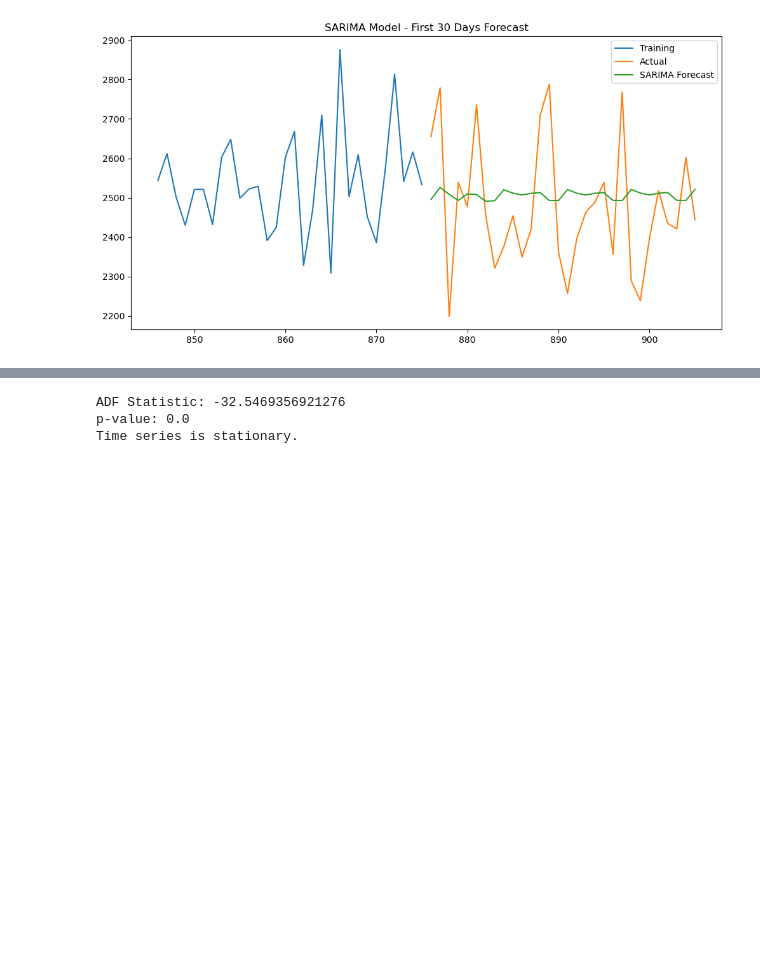
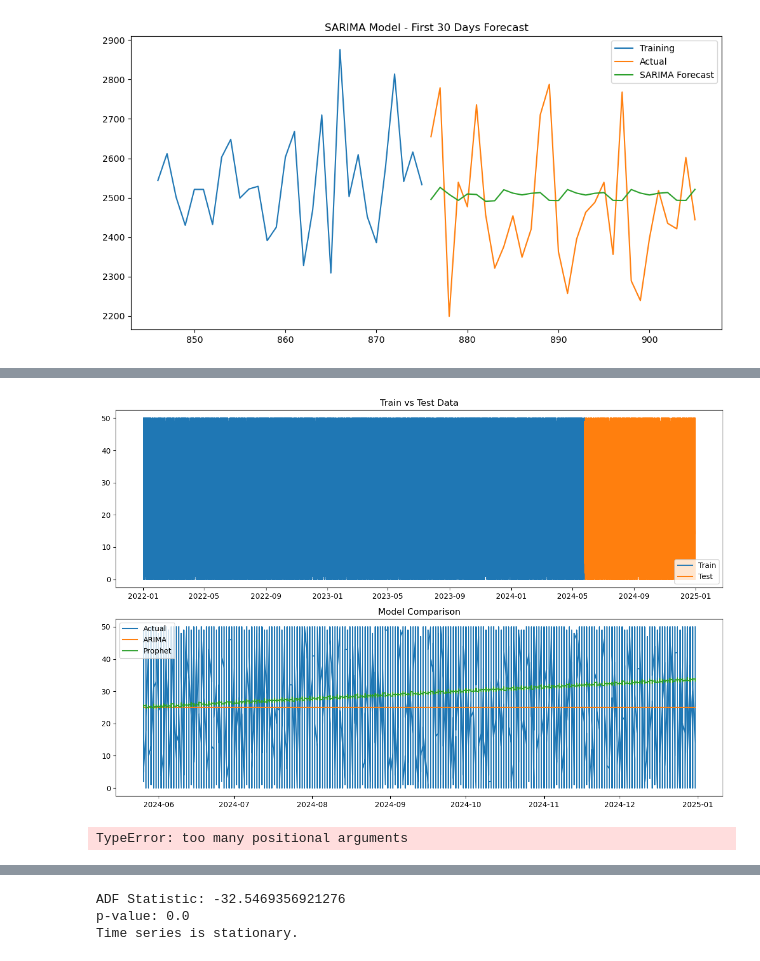
Before and after one commit to Rojal123245/Sales-Automation-AI, a Jupyter notebook: model/model.ipynb, the cells around one changed output, grey strips where cells are left out. Drawn from its saved outputs; the diff is of its cells as text; code cells hidden in the pictures; blank space fills up the shorter version.

Commit message:
Trying feature enginnering with arima model

```diff
--- a/model/model.ipynb
+++ b/model/model.ipynb
@@ -619,8 +630,8 @@ sales_data = sales_data.fillna(method='ffill')
 
 # Split data
 train_size = int(len(sales_data) * 0.8)
-train = sales_data['y'][:train_size]
-test = sales_data['y'][train_size:]
+train = sales_data['Sales'][:train_size]
+test = sales_data['Sales'][train_size:]
 
 # ARIMA model
 model = ARIMA(train, order=(1,1,1))
@@ -630,7 +641,7 @@ forecast = fitted_model.forecast(steps=len(test))
 # Prophet model
 df_prophet = pd.DataFrame({
     'ds': sales_data.index,
-    'y': sales_data['sales']
+    'y': sales_data['Sales']
 })
 train_prophet = df_prophet[:train_size]
 test_prophet = df_prophet[train_size:]
@@ -660,0 +675,45 @@ KeyError: 'y'
+# %%
+# 1. Data Visualization
+plt.figure(figsize=(12,8))
+plt.subplot(211)
+plt.plot(train.index, train, label='Train')
+plt.plot(test.index, test, label='Test')
+plt.title('Train vs Test Data')
+plt.legend()
+
+plt.subplot(212)
+plt.plot(test.index, test, label='Actual')
+plt.plot(test.index, forecast, label='ARIMA')
+plt.plot(test.index, forecast_prophet['yhat'][-len(test):], label='Prophet')
+plt.title('Model Comparison')
+plt.legend()
+plt.tight_layout()
+plt.show()
+
+# 2. Detailed Metrics
+from sklearn.metrics import r2_score, mean_absolute_percentage_error
+
+metrics = pd.DataFrame({
+    'ARIMA': {
+        'RMSE': np.sqrt(mean_squared_error(test, forecast)),
+        'MAE': mean_absolute_error(test, forecast),
+        'MAPE': mean_absolute_percentage_error(test, forecast),
+        'R2': r2_score(test, forecast)
+    },
+    'Prophet': {
+        'RMSE': np.sqrt(mean_squared_error(test, forecast_prophet['yhat'][-len(test):])),
+        'MAE': mean_absolute_error(test, forecast_prophet['yhat'][-len(test):], test),
+        'MAPE': mean_absolute_percentage_error(test, forecast_prophet['yhat'][-len(test):]),
+        'R2': r2_score(test, forecast_prophet['yhat'][-len(test):])
+    }
+})
+
+print("\nModel Performance Metrics:")
+print(metrics)
+
+# 3. Best Model Selection
+best_model = 'ARIMA' if metrics.loc['RMSE', 'ARIMA'] < metrics.loc['RMSE', 'Prophet'] else 'Prophet'
+print(f"\nBest Model: {best_model}")
+# %% [output]
+[figure, added]
+TypeError: too many positional arguments
```
Also changed, not shown: parts of 5 cells of this notebook.
